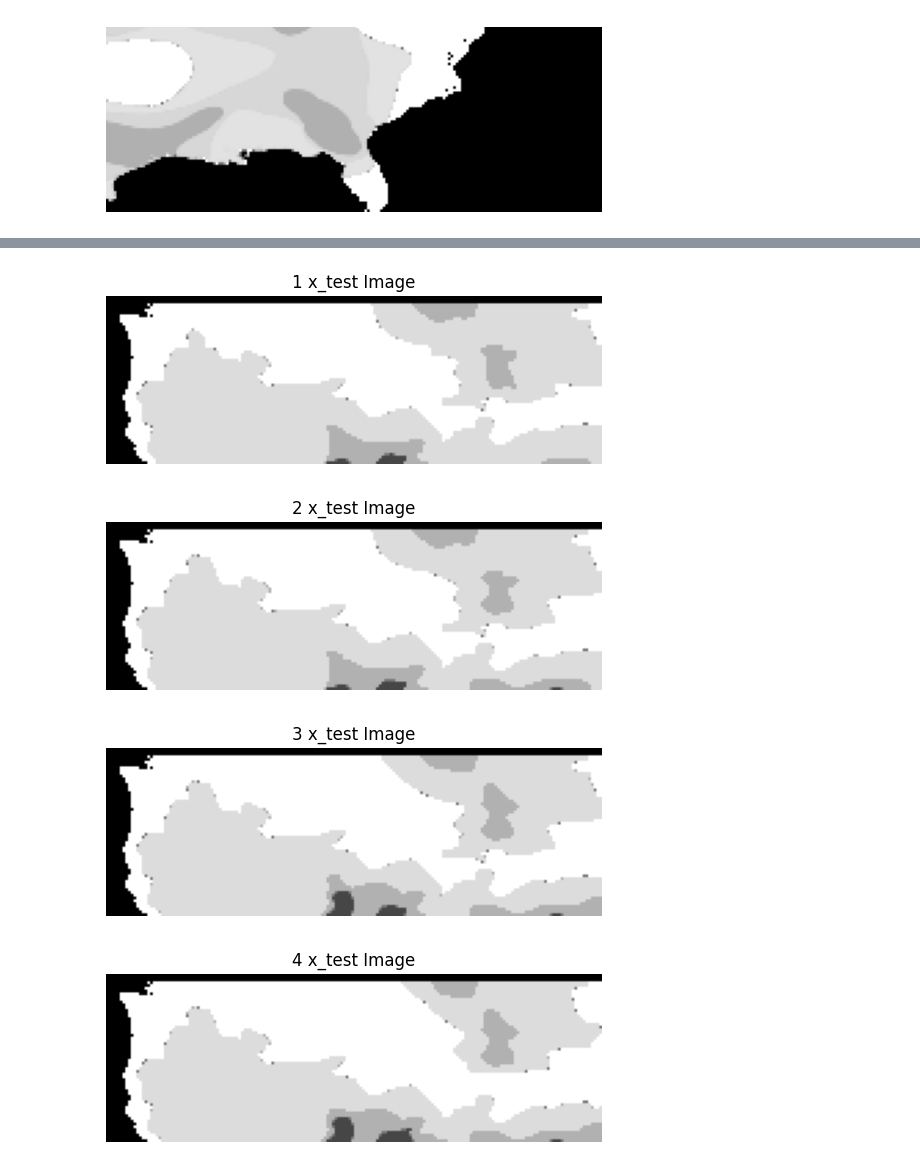
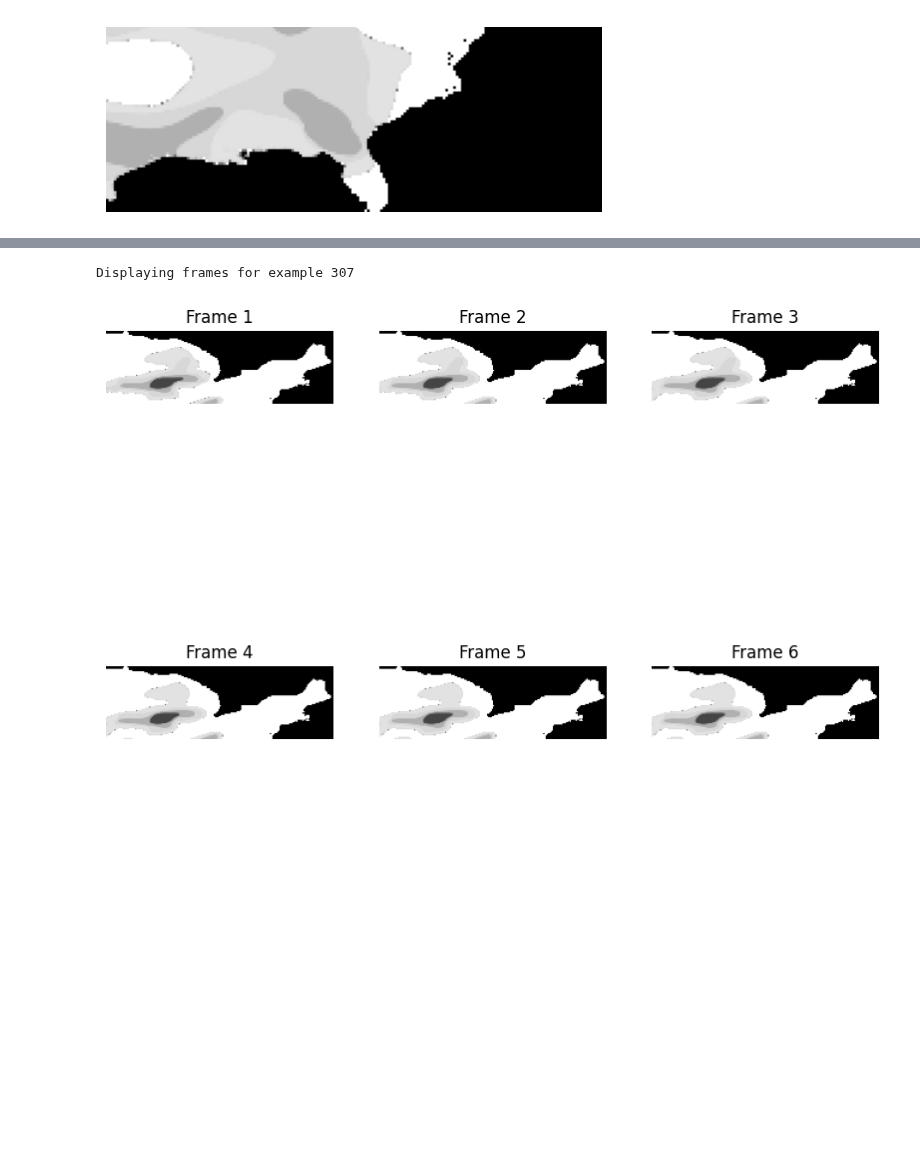
Before and after one commit to SahirReyes30/ImageXpartes, a Jupyter notebook: AjusteBordes.ipynb, the cells around one changed output, grey strips where cells are left out. Cells and saved outputs as stored; diff of their text form; code cells hidden in the pictures; blank space fills up the shorter version.

```diff
--- a/AjusteBordes.ipynb
+++ b/AjusteBordes.ipynb
@@ -674,2 +540,0 @@ y_test (371, 61, 180, 1)
-# %%
-data = np.load("DroughtDatasetMask/NPY61_180"+parte+"/PredictionsConvolutionLSTM_forecast_61_180_"+parte+"_w5.npy")
@@ -721,10 +540,0 @@ COLORSS [[1.32879504e-05]
-# %%
-naive = x_test[:-4]
-data = data[1:-3]
-
-#y_real = y_test[:, -h:]*255
-new_data = data[:, -h:]
-n_real = naive[:, -h:]*255
-
-#y_test = y_test[:, -h:]
-naive = naive[:, -h:]
@@ -1138,12 +541,12 @@ example (4, 61, 180, 1)
-# %%
-x_test = x_test[imagenInicial]
-for i in range(horizon):
-    plt.imshow(x_test[i].squeeze(), cmap='gray')
-    plt.title(f"{i+1} x_test Image")
-    plt.axis('off')
-    plt.show()
-# %% [output]
-[figure, removed]
-[figure, removed]
-[figure, removed]
-[figure, removed]
+# %%
+#Mostrar imágenes
+fig, axes = plt.subplots(2, 3, figsize= (10,8))
+for idx, ax in enumerate(axes.flat):
+    ax.imshow(np.squeeze(data[data_choise+idx]), cmap='gray')
+    ax.set_title(f"Frame {idx + 1}")
+    ax.axis("off")
+print("Displaying frames for example {}".format(data_choise))
+plt.show()
+# %% [output]
+Displaying frames for example 307
+[figure, added]
```
Also changed, not shown: parts of 52 cells of this notebook.
